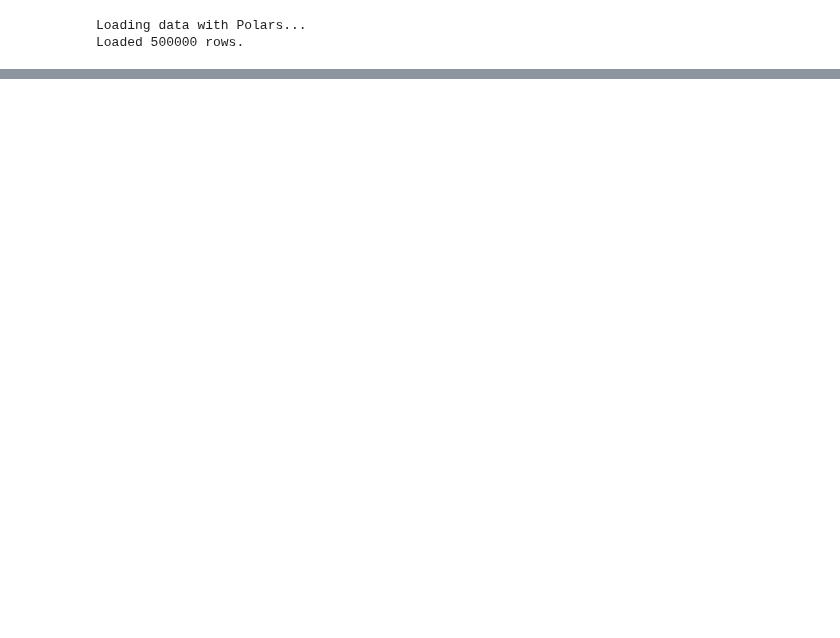
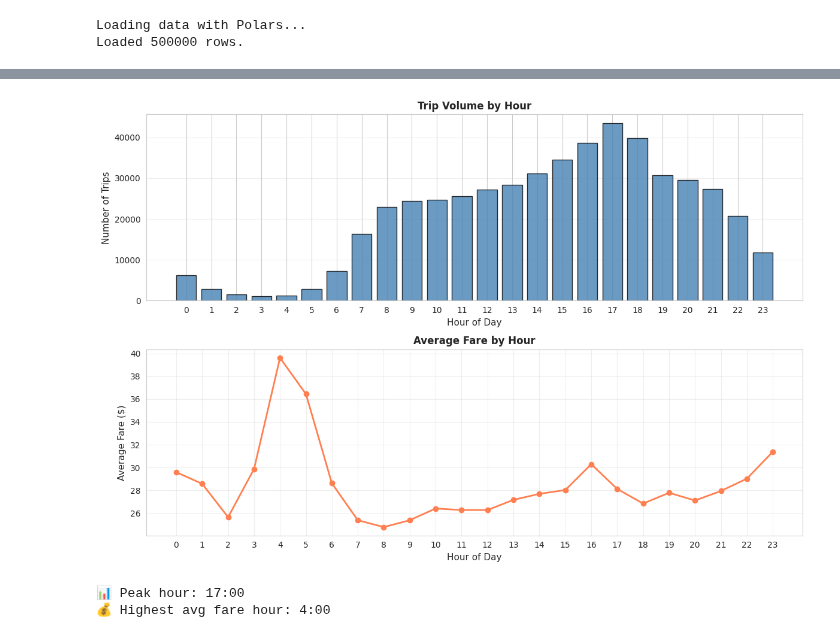
Before and after one commit to a-marzoug/metrofleet, a Jupyter notebook: workspaces/python/analytics/notebooks/01_eda.ipynb, the cells around one changed output, grey strips where cells are left out. Cells and saved outputs as stored; diff of their text form; code cells hidden in the pictures; blank space fills up the shorter version.

```diff
--- a/workspaces/python/analytics/notebooks/01_eda.ipynb
+++ b/workspaces/python/analytics/notebooks/01_eda.ipynb
@@ -86,0 +102,36 @@ plt.show()
+# %%
+# Hourly Demand Patterns
+hourly_stats = df_clean.group_by("pickup_hour").agg([
+    pl.col("total_amount").mean().alias("avg_fare"),
+    pl.col("total_amount").count().alias("trip_count")
+]).sort("pickup_hour").to_pandas()
+
+fig, axes = plt.subplots(2, 1, figsize=(12, 8))
+
+# Trip count by hour
+axes[0].bar(hourly_stats['pickup_hour'], hourly_stats['trip_count'],
+            color='steelblue', alpha=0.8, edgecolor='black')
+axes[0].set_xlabel('Hour of Day', fontsize=11)
+axes[0].set_ylabel('Number of Trips', fontsize=11)
+axes[0].set_title('Trip Volume by Hour', fontsize=12, fontweight='bold')
+axes[0].grid(alpha=0.3, axis='y')
+axes[0].set_xticks(range(24))
+
+# Average fare by hour
+axes[1].plot(hourly_stats['pickup_hour'], hourly_stats['avg_fare'],
+             marker='o', linewidth=2, markersize=6, color='coral')
+axes[1].set_xlabel('Hour of Day', fontsize=11)
+axes[1].set_ylabel('Average Fare ($)', fontsize=11)
+axes[1].set_title('Average Fare by Hour', fontsize=12, fontweight='bold')
+axes[1].grid(alpha=0.3)
+axes[1].set_xticks(range(24))
+
+plt.tight_layout()
+plt.show()
+
+print(f"\n📊 Peak hour: {hourly_stats.loc[hourly_stats['trip_count'].idxmax(), 'pickup_hour']:.0f}:00")
+print(f"💰 Highest avg fare hour: {hourly_stats.loc[hourly_stats['avg_fare'].idxmax(), 'pickup_hour']:.0f}:00")
+# %% [output]
+[figure, added]
+📊 Peak hour: 17:00
+💰 Highest avg fare hour: 4:00
```
Also changed, not shown: parts of 8 cells of this notebook.
